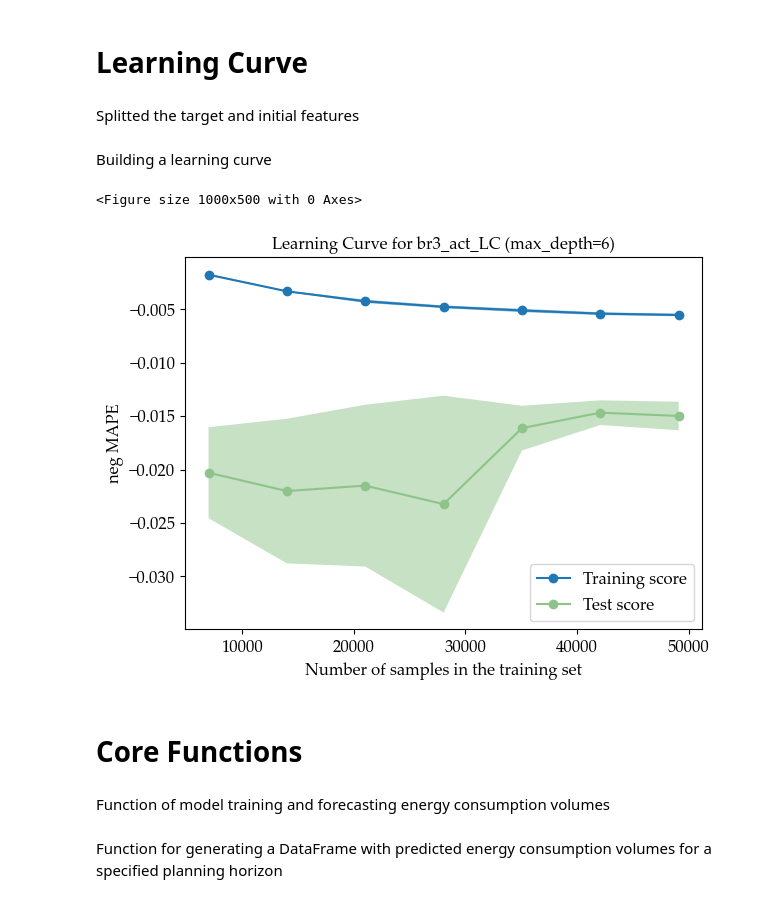
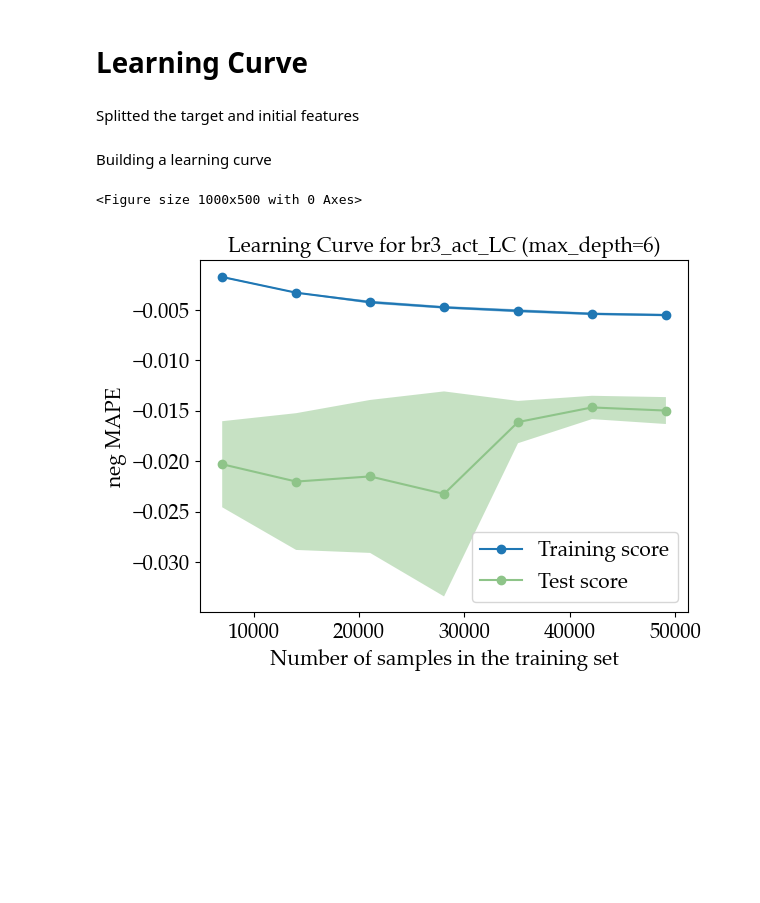
Before and after one commit to caapel/STLF, a Jupyter notebook: br3_act_Learning_Curve.ipynb, the cells around one changed output. Cells and saved outputs as stored; diff of their text form; code cells hidden in the pictures; blank space fills up the shorter version.

```diff
--- a/br3_act_Learning_Curve.ipynb
+++ b/br3_act_Learning_Curve.ipynb
@@ -207,8 +207,8 @@ df_general.iloc[:, 1:]
 65040 rows × 18 columns
 # %% [markdown]
 # Learning Curve
-# %% [markdown]
-Splitted the target and initial features
+# %% [markdown]
+Splitted the target and initial features
 # %%
 def X_y_split(df_general, datetime=df_general.Date.iloc[-1]):
 
@@ -217,45 +217,44 @@ def X_y_split(df_general, datetime=df_general.Date.iloc[-1]):
                           (df_general.Date <= datetime)]
 
     return df_train.drop(columns=['Date', 'Volume']), df_train.Volume
-# %% [markdown]
-Building a learning curve
+# %% [markdown]
+Building a learning curve
 # %%
-def draw_learning_curve(df_general, max_depth=6, fontsize=12):
+def draw_learning_curve(df_general, max_depth=6, fontsize=15):
 
     X, y = X_y_split(df_general)
 
-    model = xgb.XGBRegressor(device = 'cpu',
-                             n_estimators = 200,
-                             max_depth = max_depth)
+    model = xgb.XGBRegressor(device='cpu',
+                             n_estimators=200,
+                             max_depth=max_depth)
     common_params = {
-                     "X": X,
-                     "y": y,
-                     "train_sizes": np.linspace(1/7, 1.0, 7),
-                     "cv": 5,
-                     "scoring": 'neg_mean_absolute_percentage_error',
-                     "n_jobs": -1,
-                     "line_kw": {"marker": "o"},
-                     "std_display_style": "fill_between",
-                     "score_name": "neg MAPE",
-                    }
+        "X": X,
+        "y": y,
+        "train_sizes": np.linspace(1/7, 1.0, 7),
+        "cv": 5,
+        "scoring": 'neg_mean_absolute_percentage_error',
+        "n_jobs": -1,
+        "line_kw": {"marker": "o"},
+        "std_display_style": "fill_between",
+        "score_name": "neg MAPE",
+    }
 
     plt.figure(figsize=(10, 5))
     plt.rcParams['axes.prop_cycle'] = plt.cycler(color=['#1f77b4', '#8ec489'])
     plt.rcParams['font.family'] = 'Palatino Linotype'
     plt.rcParams['font.size'] = fontsize
 
     LearningCurveDisplay.from_estimator(model, **common_params)
-    plt.title(f'Learning Curve for br3_act_LC (max_depth={max_depth})', fontsize=fontsize)
+    plt.title(
+        f'Learning Curve for br3_act_LC (max_depth={max_depth})', fontsize=fontsize)
     plt.legend(['Training score', 'Test score'], loc='lower right')
     plt.tight_layout()
-    plt.savefig(f'pictures/br3_Learning_Curve(max_depth={max_depth}).png', dpi = 300, transparent = True)
+    plt.savefig(
+        f'pictures/br3_Learning_Curve(max_depth={max_depth}).png', dpi=300, transparent=True)
     plt.show()
 
+
 draw_learning_curve(df_general)
 # %% [output]
 <Figure size 1000x500 with 0 Axes>
-[figure, old version]
+[figure, new version]
-# %% [markdown]
-# Сore Functions
-# %% [markdown]
-Function of model training and forecasting energy consumption volumes
@@ -276,2 +260,0 @@ def predict_volume(df_general, period, max_depth, df_predict, datetime):
-# %% [markdown]
-Function for generating a DataFrame with predicted energy consumption volumes for a specified planning horizon
```
Also changed, not shown: parts of 26 cells of this notebook, 7 other files.
